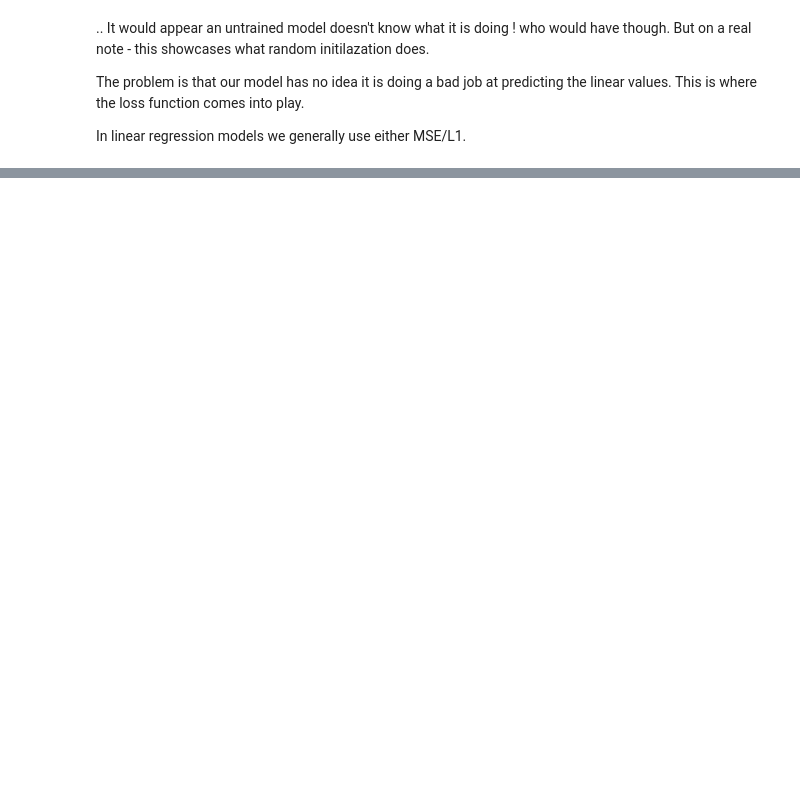
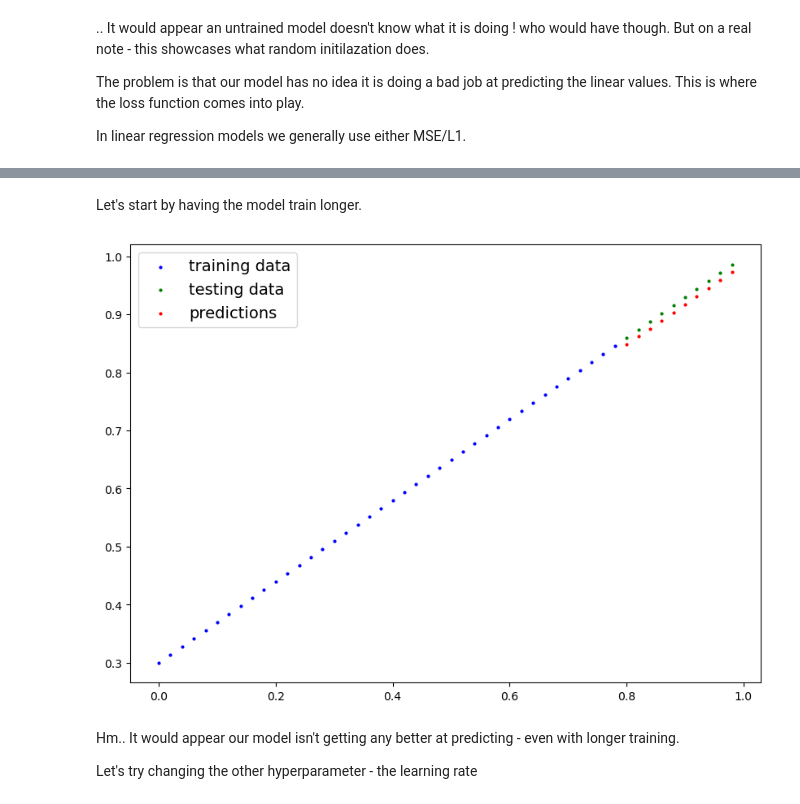
Before and after one commit to undefinedcreature01/dl, a Jupyter notebook: notebooks/04_pytorch_model_linear_regression.ipynb, the cells around one changed output, grey strips where cells are left out. Saved outputs shown, nothing was run; the diff lists cells and outputs as text; code cells hidden in the pictures; blank space fills up the shorter version.

```diff
--- a/notebooks/04_pytorch_model_linear_regression.ipynb
+++ b/notebooks/04_pytorch_model_linear_regression.ipynb
@@ -108,0 +236,2 @@ optimization_algorithm = nn.L1Loss()
+# %% [markdown]
+Let's start by having the model train longer.
@@ -108,0 +250,12 @@ optimization_algorithm = nn.L1Loss()
+# %%
+#testing the model before any training
+with torch.inference_mode(): #context managerr ; inference = prediction mode ; not saved to memory
+    predictions_y = linreg_model(test_set_X)
+
+plot_predictions(train_set_X, train_set_y, test_set_X, test_set_y, predictions=predictions_y)
+# %% [output]
+[figure, added]
+# %% [markdown]
+Hm.. It would appear our model isn't getting any better at predicting - even with longer training.
+
+Let's try changing the other hyperparameter - the learning rate
```
Also changed, not shown: parts of 19 cells of this notebook, 2 other files.
